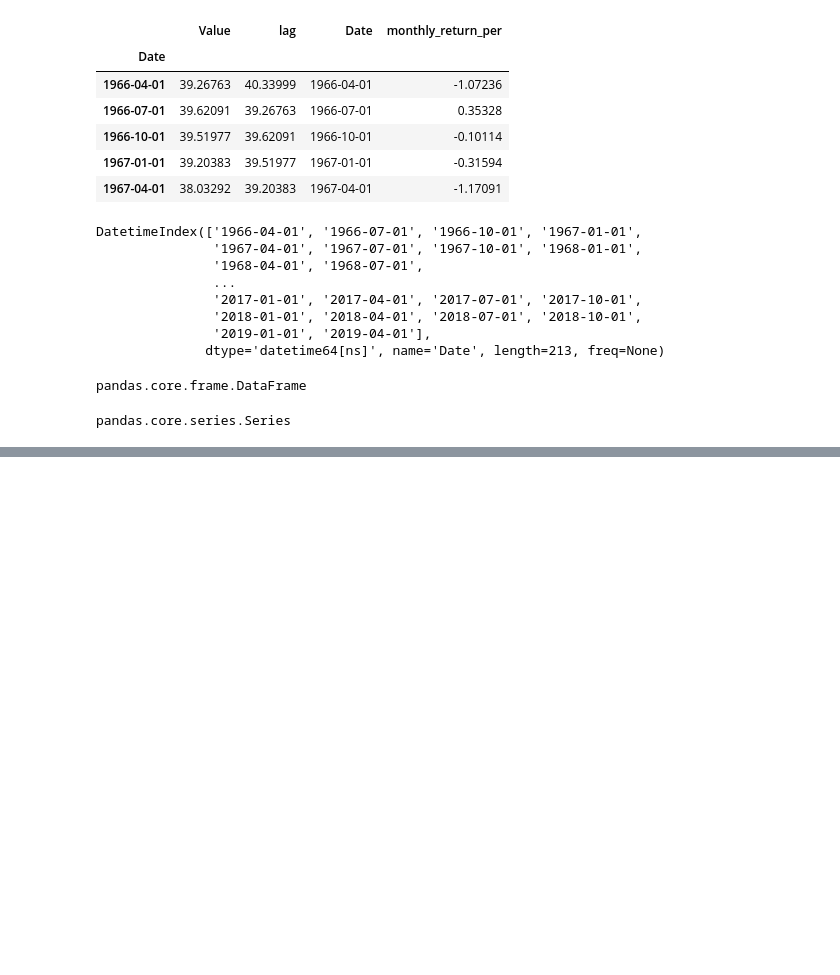
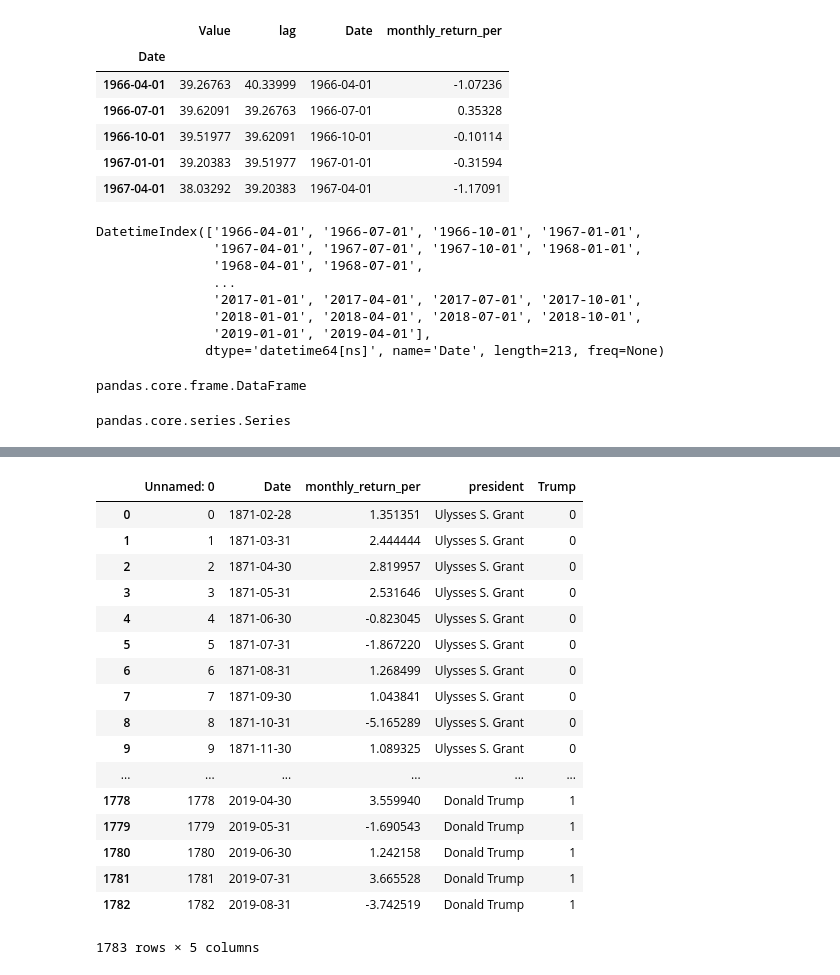
Before and after one commit to Carterbouley/mod_3_project, a Jupyter notebook: Josh Notebook.ipynb, the cells around one changed output, grey strips where cells are left out. Saved outputs shown, nothing was run; the diff lists cells and outputs as text; code cells hidden in the pictures; blank space fills up the shorter version.

```diff
--- a/Josh Notebook.ipynb
+++ b/Josh Notebook.ipynb
@@ -721,0 +762,21 @@ FileNotFoundError: File b'clean_sp.csv' does not exist
+# %%
+presido
+# %% [output]
+|  | Unnamed: 0 | Date | monthly_return_per | president | Trump |
+| 0 | 0 | 1871-02-28 | 1.351351 | Ulysses S. Grant | 0 |
+| 1 | 1 | 1871-03-31 | 2.444444 | Ulysses S. Grant | 0 |
+| 2 | 2 | 1871-04-30 | 2.819957 | Ulysses S. Grant | 0 |
+| 3 | 3 | 1871-05-31 | 2.531646 | Ulysses S. Grant | 0 |
+| 4 | 4 | 1871-06-30 | -0.823045 | Ulysses S. Grant | 0 |
+| 5 | 5 | 1871-07-31 | -1.867220 | Ulysses S. Grant | 0 |
+| 6 | 6 | 1871-08-31 | 1.268499 | Ulysses S. Grant | 0 |
+| 7 | 7 | 1871-09-30 | 1.043841 | Ulysses S. Grant | 0 |
+| 8 | 8 | 1871-10-31 | -5.165289 | Ulysses S. Grant | 0 |
+| 9 | 9 | 1871-11-30 | 1.089325 | Ulysses S. Grant | 0 |
+| ... | ... | ... | ... | ... | ... |
+| 1778 | 1778 | 2019-04-30 | 3.559940 | Donald Trump | 1 |
+| 1779 | 1779 | 2019-05-31 | -1.690543 | Donald Trump | 1 |
+| 1780 | 1780 | 2019-06-30 | 1.242158 | Donald Trump | 1 |
+| 1781 | 1781 | 2019-07-31 | 3.665528 | Donald Trump | 1 |
+| 1782 | 1782 | 2019-08-31 | -3.742519 | Donald Trump | 1 |
+1783 rows × 5 columns
```
Also changed, not shown: parts of 10 cells of this notebook.
